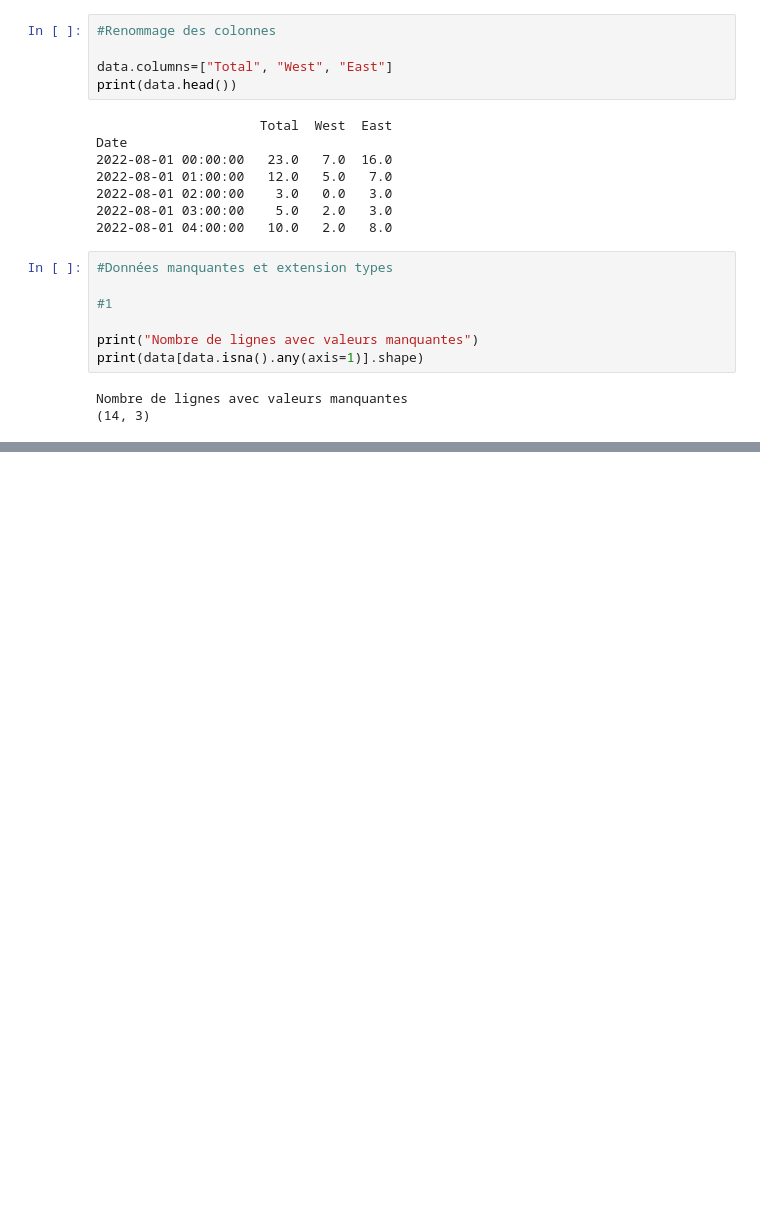
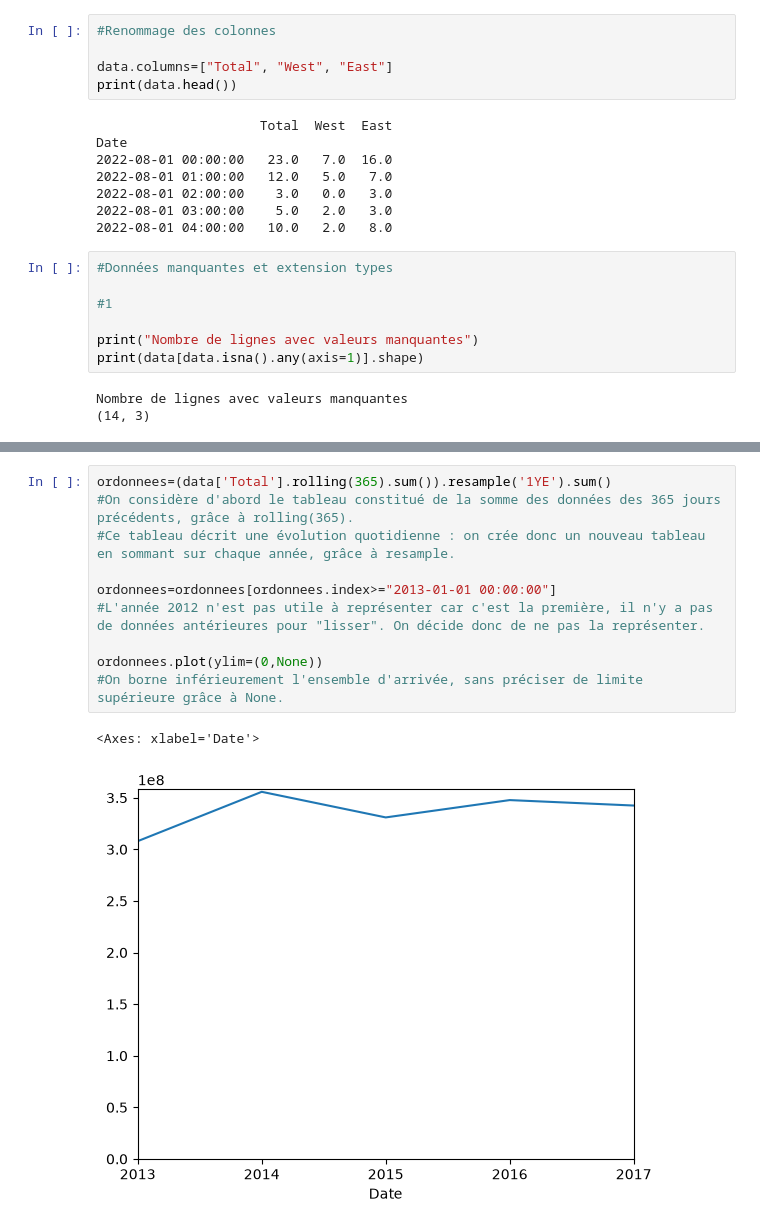
Before and after one commit to elouanhusson/TP_pont_fremont, a Jupyter notebook: tp_pont_fremont.ipynb, the cells around one changed output, grey strips where cells are left out. Saved outputs shown, nothing was run; the diff lists cells and outputs as text; blank space fills up the shorter version.

```diff
--- a/tp_pont_fremont.ipynb
+++ b/tp_pont_fremont.ipynb
@@ -129,0 +131,13 @@ print((len(data['Total'])/len(newsample))/(7*24))
+# %%
+ordonnees=(data['Total'].rolling(365).sum()).resample('1YE').sum()
+#On considère d'abord le tableau constitué de la somme des données des 365 jours précédents, grâce à rolling(365).
+#Ce tableau décrit une évolution quotidienne : on crée donc un nouveau tableau en sommant sur chaque année, grâce à resample.
+
+ordonnees=ordonnees[ordonnees.index>="2013-01-01 00:00:00"]
+#L'année 2012 n'est pas utile à représenter car c'est la première, il n'y a pas de données antérieures pour "lisser". On décide donc de ne pas la représenter.
+
+ordonnees.plot(ylim=(0,None))
+#On borne inférieurement l'ensemble d'arrivée, sans préciser de limite supérieure grâce à None.
+# %% [output]
+<Axes: xlabel='Date'>
+[figure, added]
```
Also changed, not shown: parts of 7 cells of this notebook.
